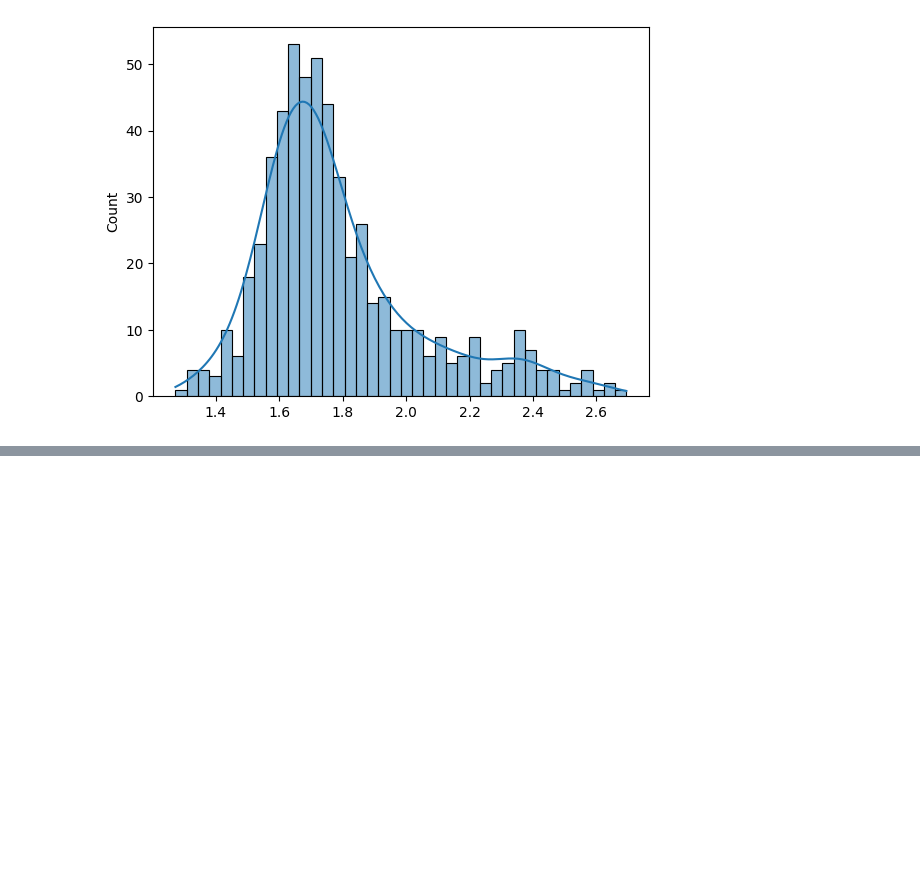
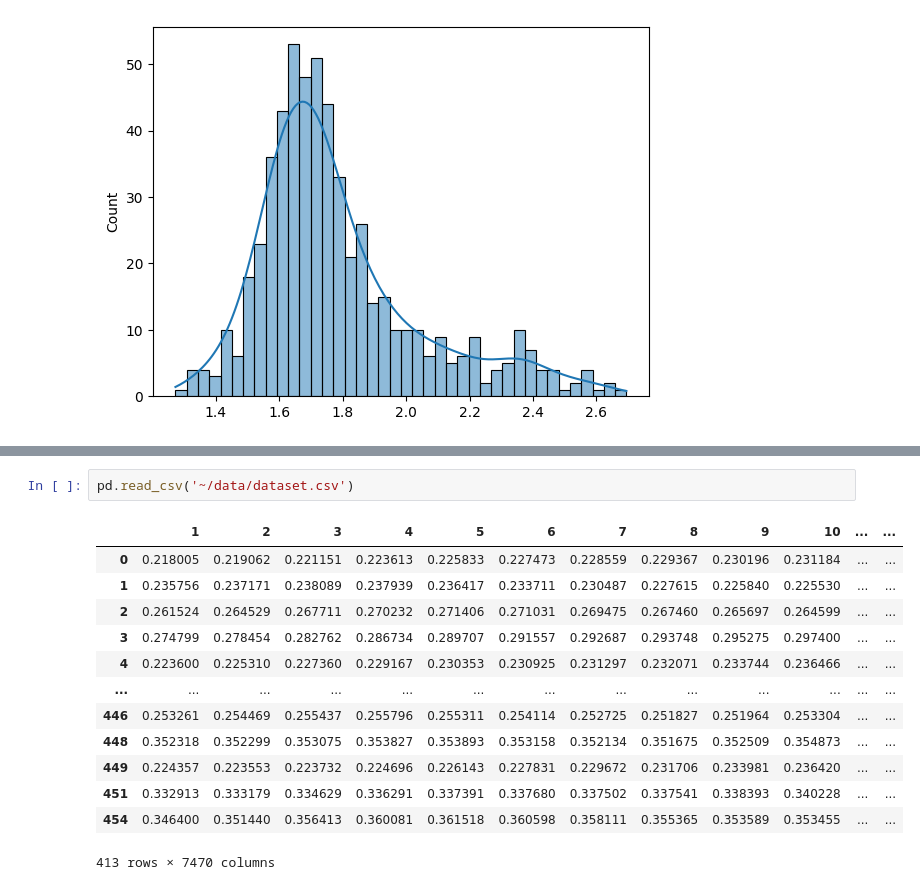
Before and after one commit to MelnychenkoM/ml_methods_hba1c, a Jupyter notebook: data_analysis.ipynb, the cells around one changed output, grey strips where cells are left out. Cells and saved outputs as stored; diff of their text form; blank space fills up the shorter version.

```diff
--- a/data_analysis.ipynb
+++ b/data_analysis.ipynb
@@ -319 +353,17 @@ sns.histplot(hba1c_log_transform, kde=True, bins=40)
+# %%
+pd.read_csv('~/data/dataset.csv')
+# %% [output]
+|  | 1 | 2 | 3 | 4 | 5 | 6 | 7 | 8 | 9 | 10 | ... | ... |
+| 0 | 0.218005 | 0.219062 | 0.221151 | 0.223613 | 0.225833 | 0.227473 | 0.228559 | 0.229367 | 0.230196 | 0.231184 | ... | ... |
+| 1 | 0.235756 | 0.237171 | 0.238089 | 0.237939 | 0.236417 | 0.233711 | 0.230487 | 0.227615 | 0.225840 | 0.225530 | ... | ... |
+| 2 | 0.261524 | 0.264529 | 0.267711 | 0.270232 | 0.271406 | 0.271031 | 0.269475 | 0.267460 | 0.265697 | 0.264599 | ... | ... |
+| 3 | 0.274799 | 0.278454 | 0.282762 | 0.286734 | 0.289707 | 0.291557 | 0.292687 | 0.293748 | 0.295275 | 0.297400 | ... | ... |
+| 4 | 0.223600 | 0.225310 | 0.227360 | 0.229167 | 0.230353 | 0.230925 | 0.231297 | 0.232071 | 0.233744 | 0.236466 | ... | ... |
+| ... | ... | ... | ... | ... | ... | ... | ... | ... | ... | ... | ... | ... |
+| 446 | 0.253261 | 0.254469 | 0.255437 | 0.255796 | 0.255311 | 0.254114 | 0.252725 | 0.251827 | 0.251964 | 0.253304 | ... | ... |
+| 448 | 0.352318 | 0.352299 | 0.353075 | 0.353827 | 0.353893 | 0.353158 | 0.352134 | 0.351675 | 0.352509 | 0.354873 | ... | ... |
+| 449 | 0.224357 | 0.223553 | 0.223732 | 0.224696 | 0.226143 | 0.227831 | 0.229672 | 0.231706 | 0.233981 | 0.236420 | ... | ... |
+| 451 | 0.332913 | 0.333179 | 0.334629 | 0.336291 | 0.337391 | 0.337680 | 0.337502 | 0.337541 | 0.338393 | 0.340228 | ... | ... |
+| 454 | 0.346400 | 0.351440 | 0.356413 | 0.360081 | 0.361518 | 0.360598 | 0.358111 | 0.355365 | 0.353589 | 0.353455 | ... | ... |
+413 rows × 7470 columns
 # %%
```
Also changed, not shown: parts of 6 cells of this notebook, 6 other files.
